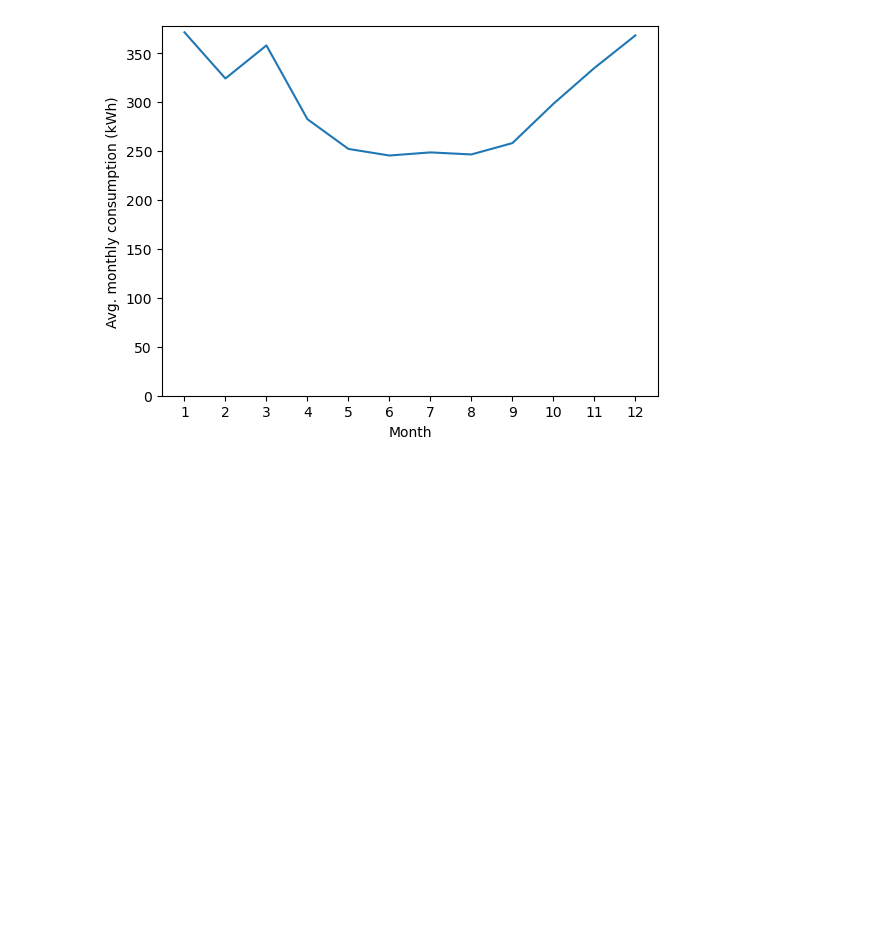
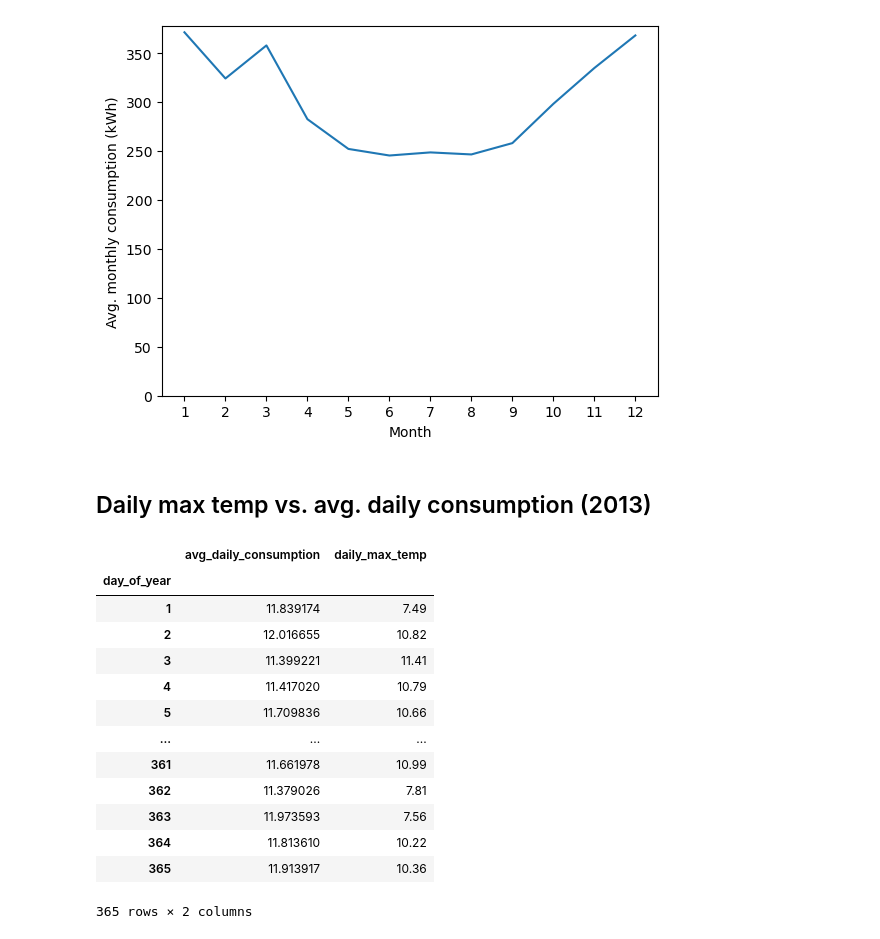
Before and after one commit to moosophy/smart-meters-project, a Jupyter notebook: main.ipynb, the cells around one changed output. Cells and saved outputs as stored; diff of their text form; code cells hidden in the pictures; blank space fills up the shorter version.

```diff
--- a/main.ipynb
+++ b/main.ipynb
@@ -91,3 +93,30 @@ plt.ylim(bottom=0)
 plt.ylabel("Avg. monthly consumption (kWh)");
 # %% [output]
 [figure]
+# %% [markdown]
+## Daily max temp vs. avg. daily consumption (2013)
+# %%
+t = daily_consumption.copy()[daily_consumption["day"].dt.year == 2013]
+t["day_of_year"] = t["day"].dt.dayofyear
+t = t.groupby("day_of_year")["energy_sum"].mean().reset_index()
+r = daily_weather.copy()[daily_weather["temperatureMaxTime"].dt.year == 2013]
+r["day_of_year"] = r["temperatureMaxTime"].dt.dayofyear
+r = r.filter(["day_of_year", "temperatureMax"])
+t = t.merge(right=r, on="day_of_year").set_index("day_of_year")
+t.columns = ["avg_daily_consumption", "daily_max_temp"]
+t
+# %% [output]
+|  | avg_daily_consumption | daily_max_temp |
+| day_of_year |  |  |
+| 1 | 11.839174 | 7.49 |
+| 2 | 12.016655 | 10.82 |
+| 3 | 11.399221 | 11.41 |
+| 4 | 11.417020 | 10.79 |
+| 5 | 11.709836 | 10.66 |
+| ... | ... | ... |
+| 361 | 11.661978 | 10.99 |
+| 362 | 11.379026 | 7.81 |
+| 363 | 11.973593 | 7.56 |
+| 364 | 11.813610 | 10.22 |
+| 365 | 11.913917 | 10.36 |
+365 rows × 2 columns
```
Also changed, not shown: parts of 5 cells of this notebook.
